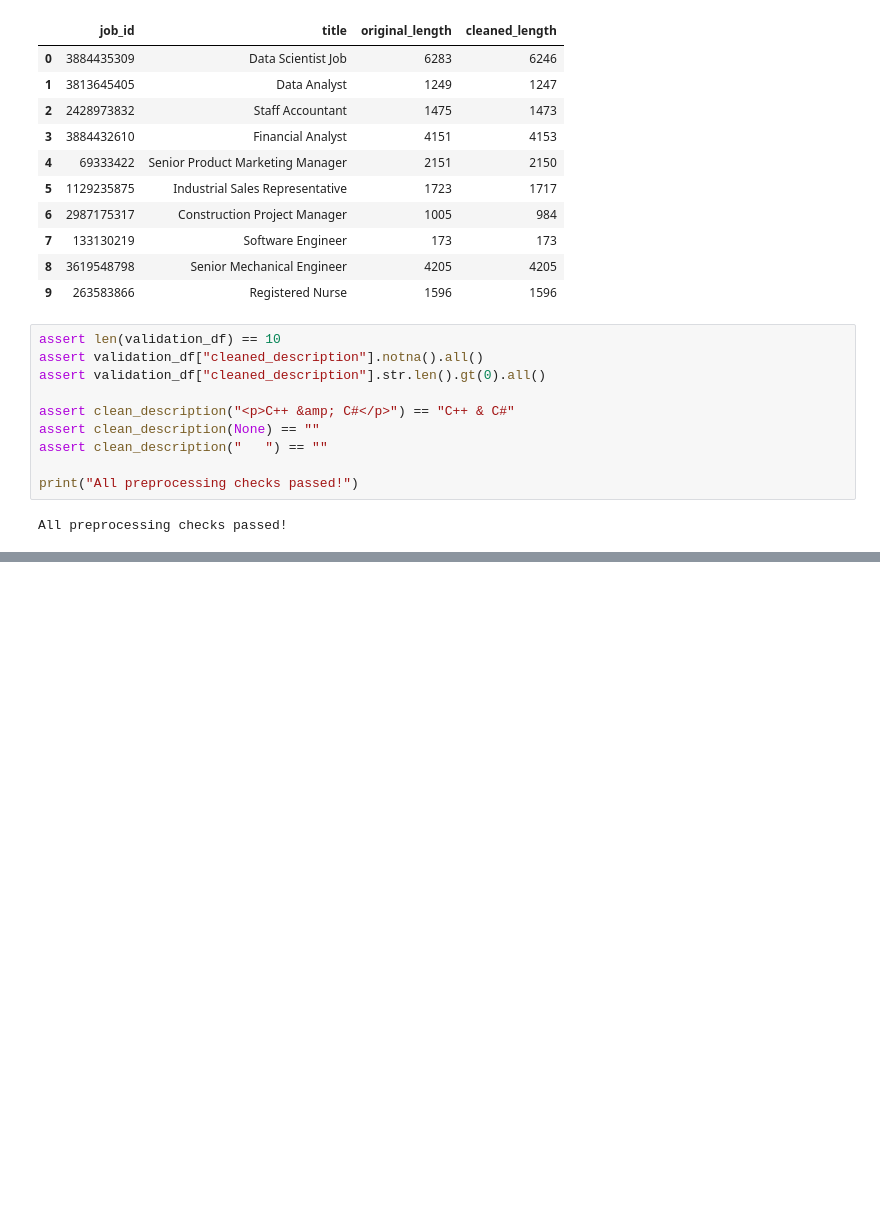
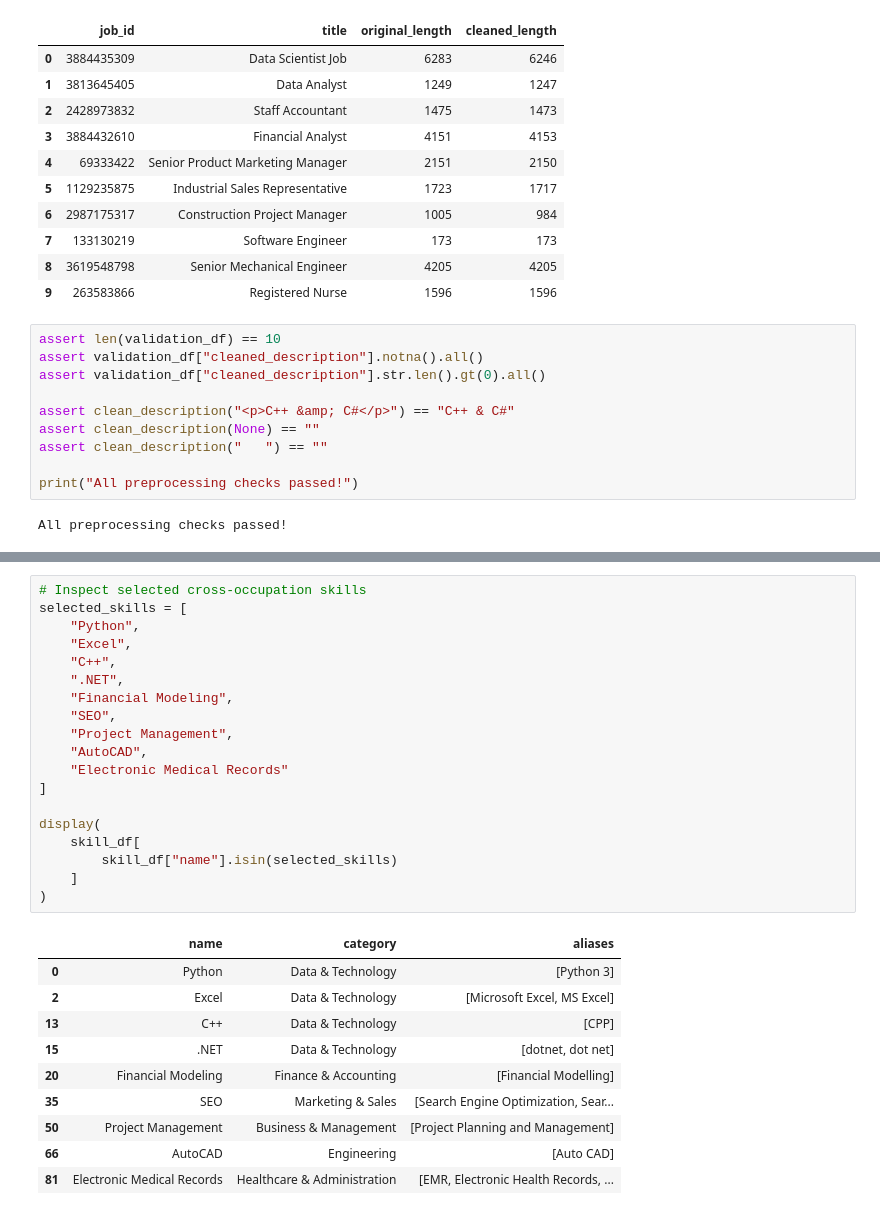
Before and after one commit to jessyyi/Py3onistas, a Jupyter notebook: notebooks/02_feature_extraction.ipynb, the cells around one changed output, grey strips where cells are left out. Cells and saved outputs as stored; diff of their text form; blank space fills up the shorter version.

```diff
--- a/notebooks/02_feature_extraction.ipynb
+++ b/notebooks/02_feature_extraction.ipynb
@@ -295,0 +389,30 @@ All preprocessing checks passed!
+# %%
+# Inspect selected cross-occupation skills
+selected_skills = [
+    "Python",
+    "Excel",
+    "C++",
+    ".NET",
+    "Financial Modeling",
+    "SEO",
+    "Project Management",
+    "AutoCAD",
+    "Electronic Medical Records"
+]
+
+display(
+    skill_df[
+        skill_df["name"].isin(selected_skills)
+    ]
+)
+# %% [output]
+|  | name | category | aliases |
+| 0 | Python | Data & Technology | [Python 3] |
+| 2 | Excel | Data & Technology | [Microsoft Excel, MS Excel] |
+| 13 | C++ | Data & Technology | [CPP] |
+| 15 | .NET | Data & Technology | [dotnet, dot net] |
+| 20 | Financial Modeling | Finance & Accounting | [Financial Modelling] |
+| 35 | SEO | Marketing & Sales | [Search Engine Optimization, Sear... |
+| 50 | Project Management | Business & Management | [Project Planning and Management] |
+| 66 | AutoCAD | Engineering | [Auto CAD] |
+| 81 | Electronic Medical Records | Healthcare & Administration | [EMR, Electronic Health Records, ... |
```
Also changed, not shown: parts of 4 cells of this notebook, 1 other file.
